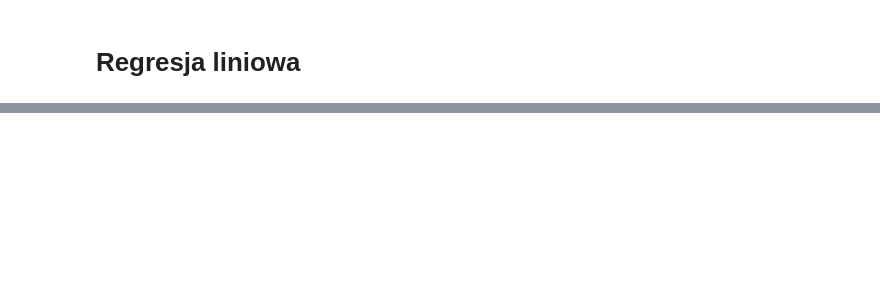
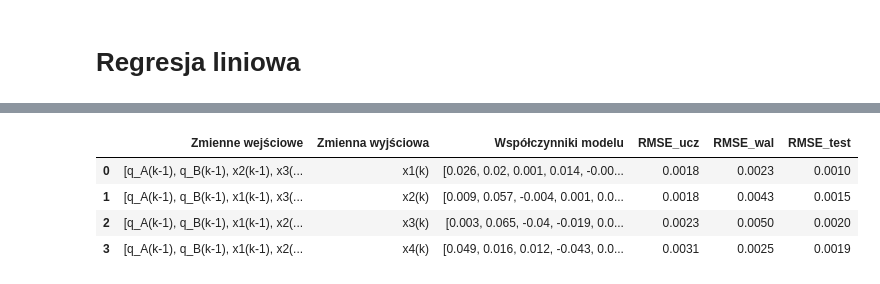
Before and after one commit to zgoreck4/cyberattacks-detection, a Jupyter notebook: model/notebooks/liniear_regression.ipynb, the cells around one changed output, grey strips where cells are left out. Cells and saved outputs as stored; diff of their text form; code cells hidden in the pictures; blank space fills up the shorter version.

```diff
--- a/model/notebooks/liniear_regression.ipynb
+++ b/model/notebooks/liniear_regression.ipynb
@@ -148,0 +133,9 @@ models_results_df
+# %%
+models_results_df = get_lin_models_result(all_features, y_names, order_dyn=1)
+models_results_df
+# %% [output]
+|  | Zmienne wejściowe | Zmienna wyjściowa | Współczynniki modelu | RMSE_ucz | RMSE_wal | RMSE_test |
+| 0 | [q_A(k-1), q_B(k-1), x2(k-1), x3(... | x1(k) | [0.026, 0.02, 0.001, 0.014, -0.00... | 0.0018 | 0.0023 | 0.0010 |
+| 1 | [q_A(k-1), q_B(k-1), x1(k-1), x3(... | x2(k) | [0.009, 0.057, -0.004, 0.001, 0.0... | 0.0018 | 0.0043 | 0.0015 |
+| 2 | [q_A(k-1), q_B(k-1), x1(k-1), x2(... | x3(k) | [0.003, 0.065, -0.04, -0.019, 0.0... | 0.0023 | 0.0050 | 0.0020 |
+| 3 | [q_A(k-1), q_B(k-1), x1(k-1), x2(... | x4(k) | [0.049, 0.016, 0.012, -0.043, 0.0... | 0.0031 | 0.0025 | 0.0019 |
```
Also changed, not shown: parts of 22 cells of this notebook.
